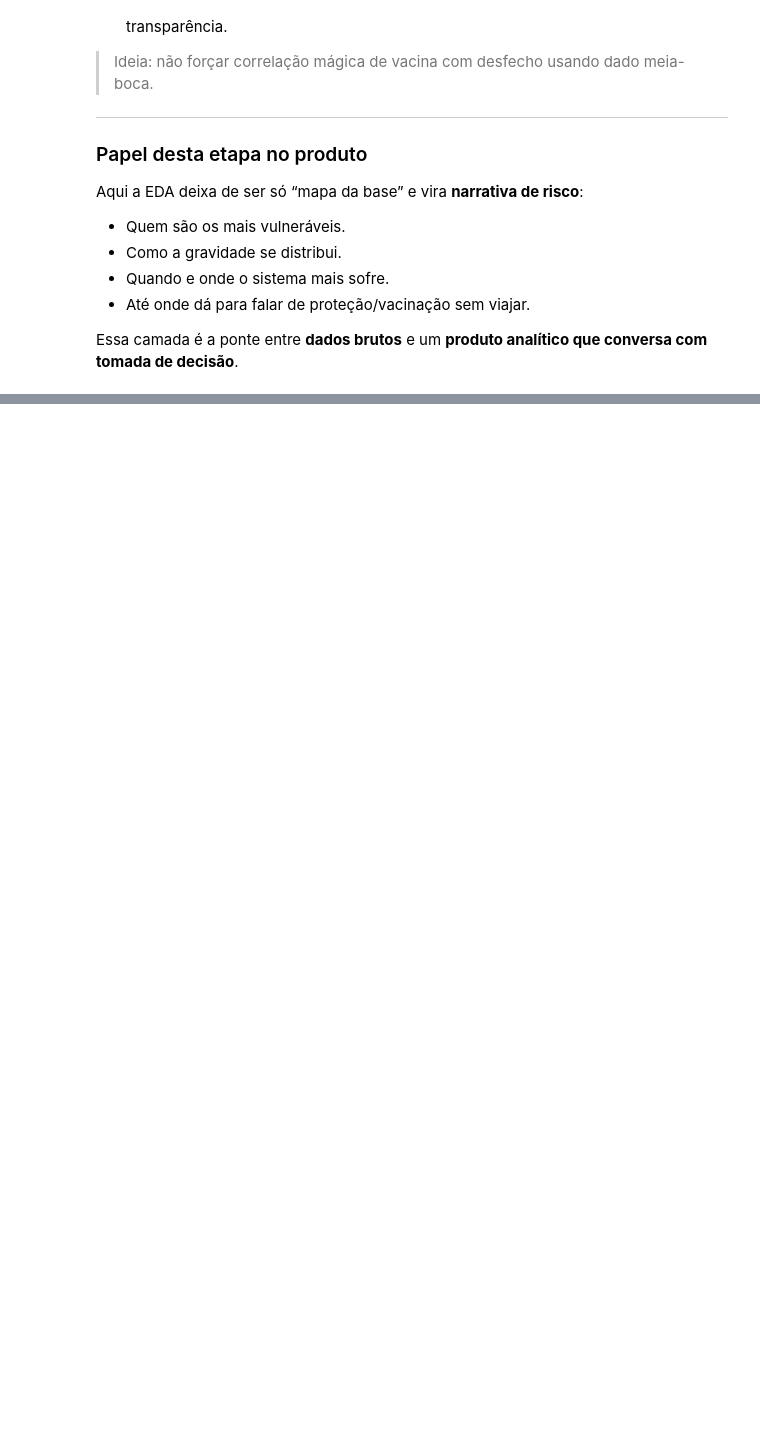
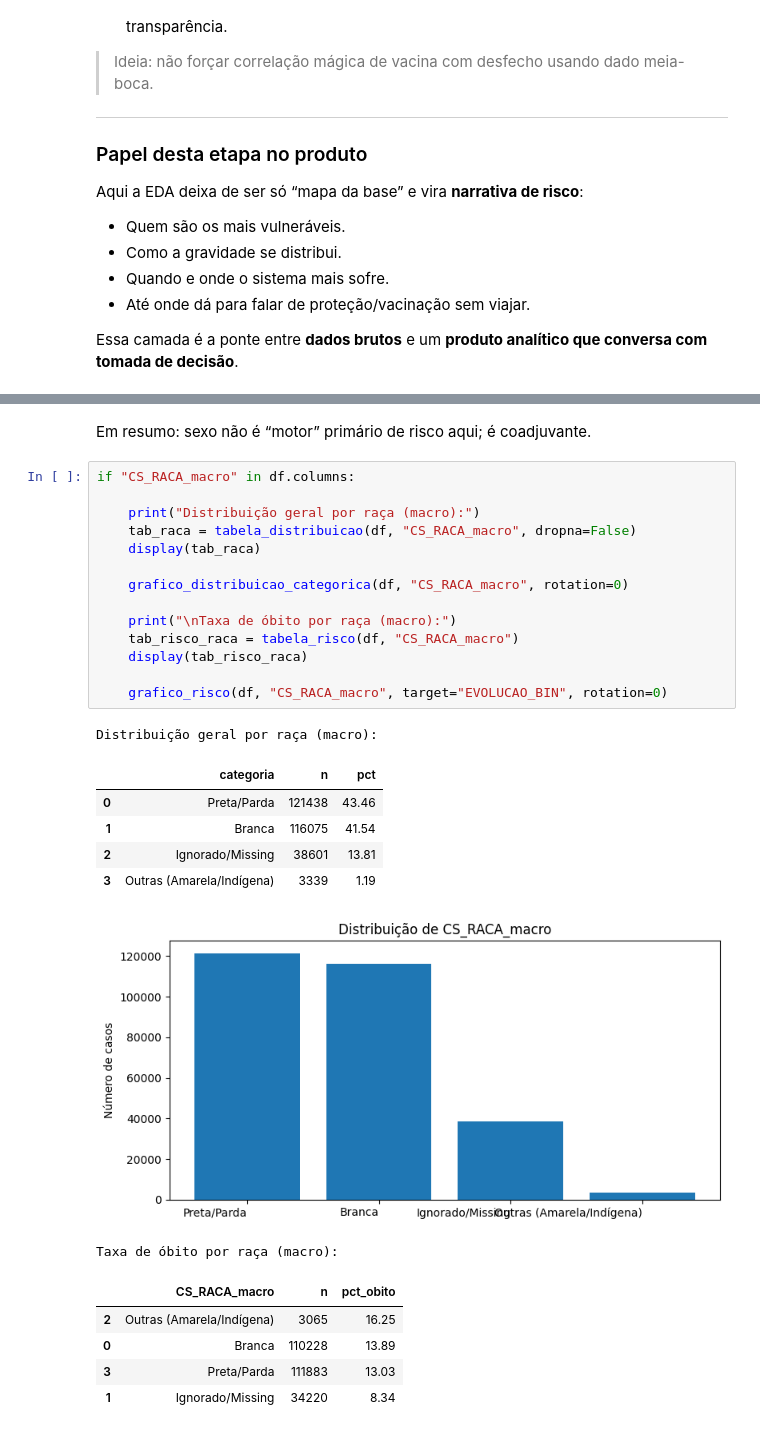
Before and after one commit to CaosHorseman/srag_2023_analysis, a Jupyter notebook: notebooks/EDA_ANALITICA.ipynb, the cells around one changed output, grey strips where cells are left out. Saved outputs shown, nothing was run; the diff lists cells and outputs as text; blank space fills up the shorter version.

```diff
--- a/notebooks/EDA_ANALITICA.ipynb
+++ b/notebooks/EDA_ANALITICA.ipynb
@@ -79,0 +319,30 @@ pd.set_option("display.max_columns", 120)
+# %% [markdown]
+Em resumo: sexo não é “motor” primário de risco aqui; é coadjuvante.
+# %%
+if "CS_RACA_macro" in df.columns:
+
+    print("Distribuição geral por raça (macro):")
+    tab_raca = tabela_distribuicao(df, "CS_RACA_macro", dropna=False)
+    display(tab_raca)
+
+    grafico_distribuicao_categorica(df, "CS_RACA_macro", rotation=0)
+
+    print("\nTaxa de óbito por raça (macro):")
+    tab_risco_raca = tabela_risco(df, "CS_RACA_macro")
+    display(tab_risco_raca)
+
+    grafico_risco(df, "CS_RACA_macro", target="EVOLUCAO_BIN", rotation=0)
+# %% [output]
+Distribuição geral por raça (macro):
+|  | categoria | n | pct |
+| 0 | Preta/Parda | 121438 | 43.46 |
+| 1 | Branca | 116075 | 41.54 |
+| 2 | Ignorado/Missing | 38601 | 13.81 |
+| 3 | Outras (Amarela/Indígena) | 3339 | 1.19 |
+[figure, added]
+Taxa de óbito por raça (macro):
+|  | CS_RACA_macro | n | pct_obito |
+| 2 | Outras (Amarela/Indígena) | 3065 | 16.25 |
+| 0 | Branca | 110228 | 13.89 |
+| 3 | Preta/Parda | 111883 | 13.03 |
+| 1 | Ignorado/Missing | 34220 | 8.34 |
```
Also changed, not shown: parts of 72 cells of this notebook, 44 other files.
